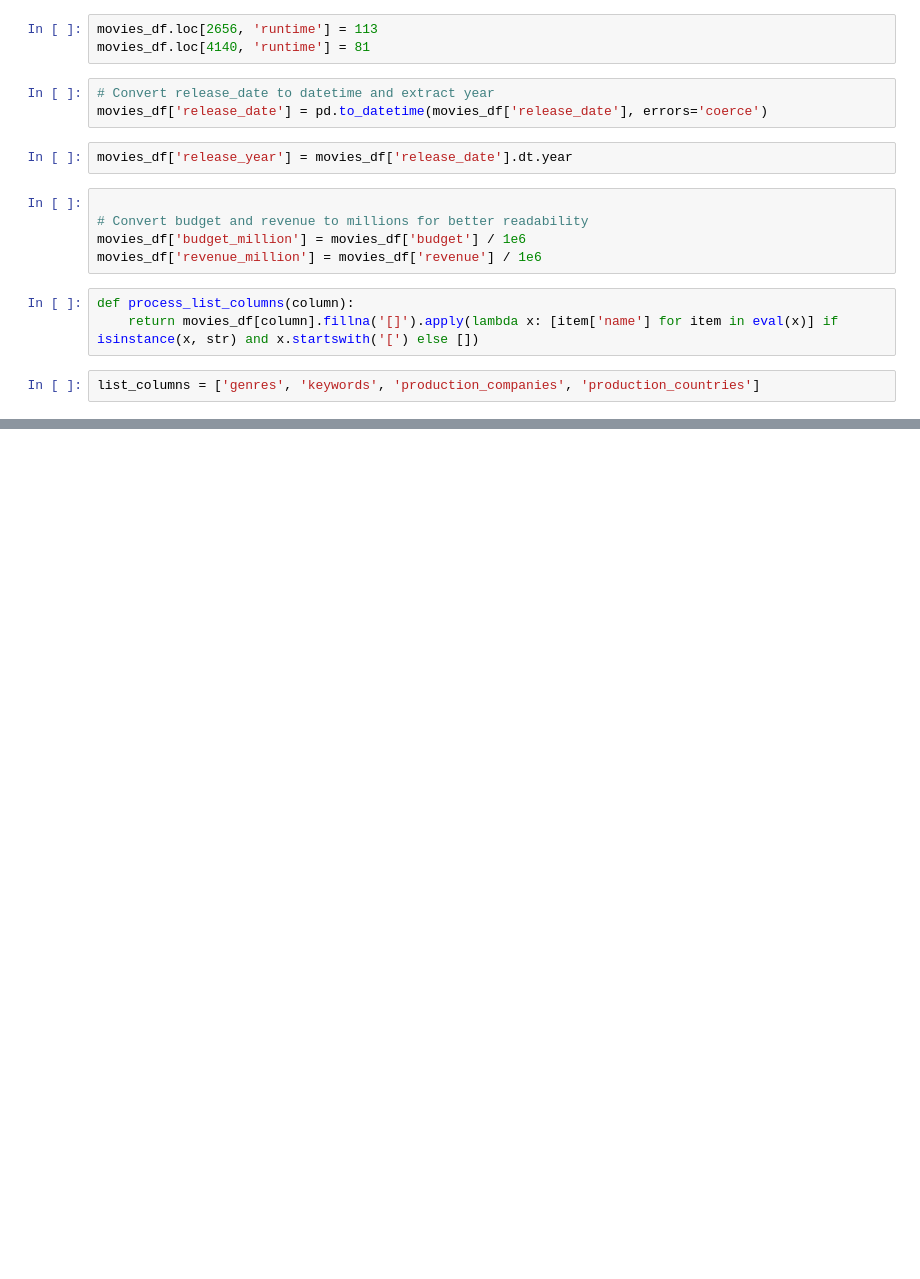
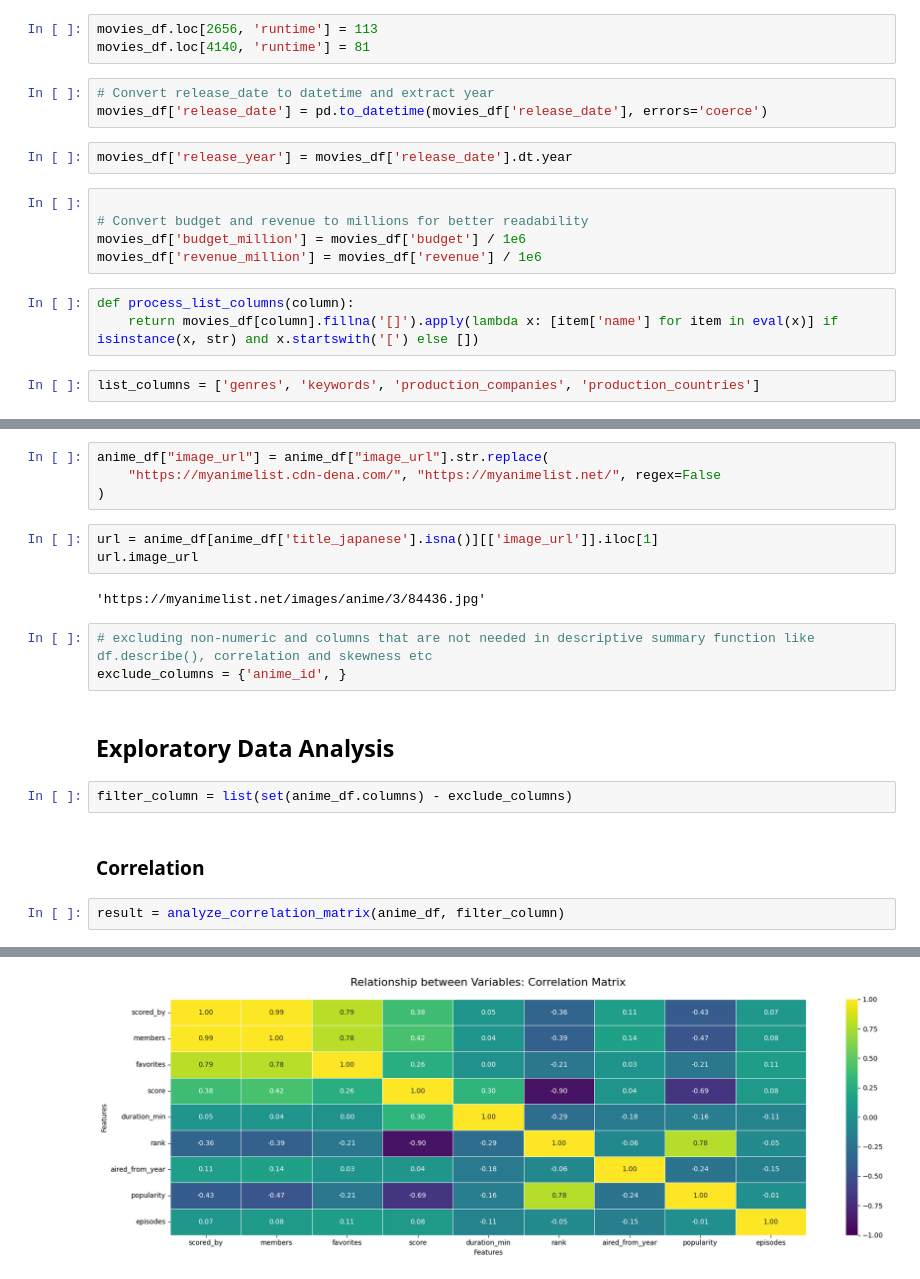
Before and after one commit to pandey-rakshit/Hybrid-Recommendation-System, a Jupyter notebook: notebooks/01_data_exploration.ipynb, the cells around one changed output, grey strips where cells are left out. Saved outputs shown, nothing was run; the diff lists cells and outputs as text; blank space fills up the shorter version.

```diff
--- a/notebooks/01_data_exploration.ipynb
+++ b/notebooks/01_data_exploration.ipynb
@@ -168,0 +301,21 @@ vote_average 8.6 3.7999999999999994
+# %%
+anime_df["image_url"] = anime_df["image_url"].str.replace(
+    "https://myanimelist.cdn-dena.com/", "https://myanimelist.net/", regex=False
+)
+# %%
+url = anime_df[anime_df['title_japanese'].isna()][['image_url']].iloc[1]
+url.image_url
+# %% [output]
+'https://myanimelist.net/images/anime/3/84436.jpg'
+# %%
+# excluding non-numeric and columns that are not needed in descriptive summary function like df.describe(), correlation and skewness etc
+exclude_columns = {'anime_id', }
+# %% [markdown]
+## Exploratory Data Analysis
+# %%
+filter_column = list(set(anime_df.columns) - exclude_columns)
+# %% [markdown]
+### Correlation
+# %%
+result = analyze_correlation_matrix(anime_df, filter_column)
+# %% [output]
@@ -168,0 +323 @@ vote_average 8.6 3.7999999999999994
+[figure, added]
```
Also changed, not shown: parts of 39 cells of this notebook, 17 other files.
